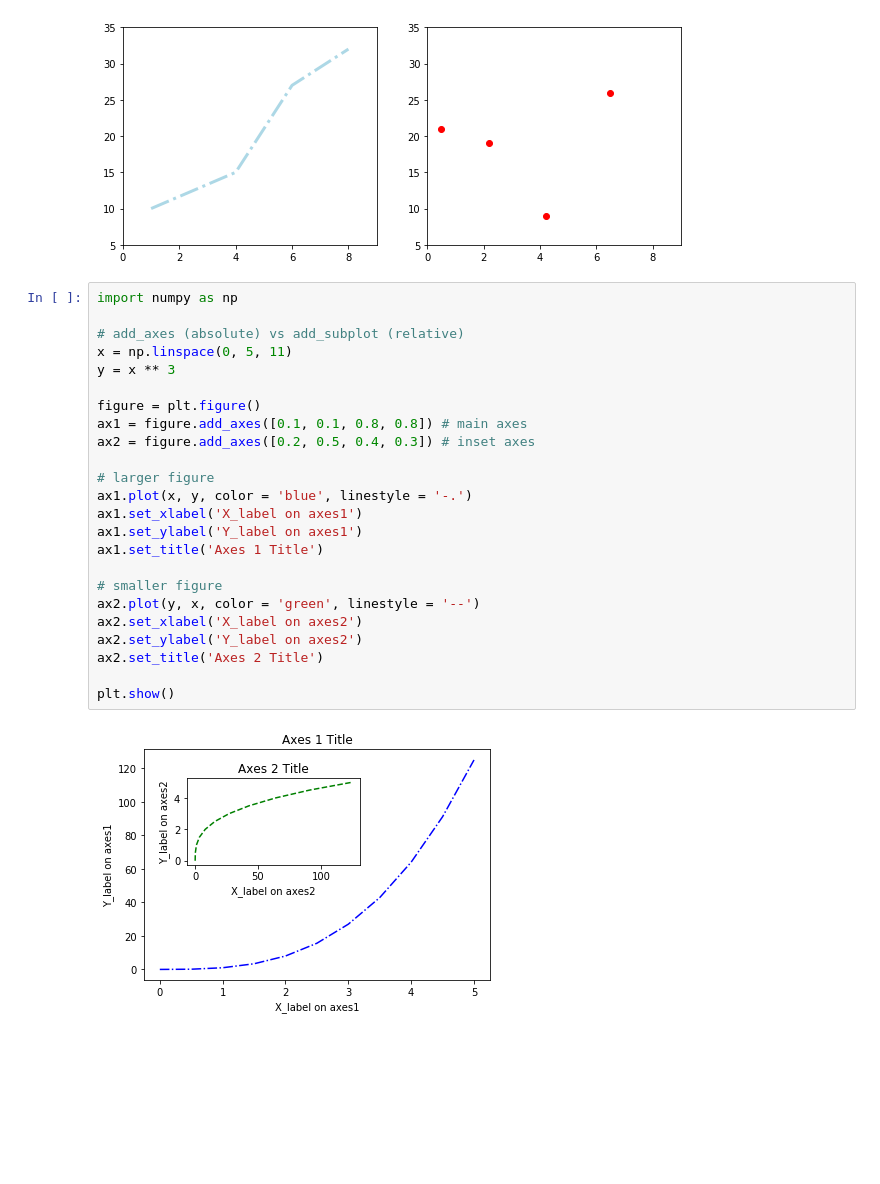
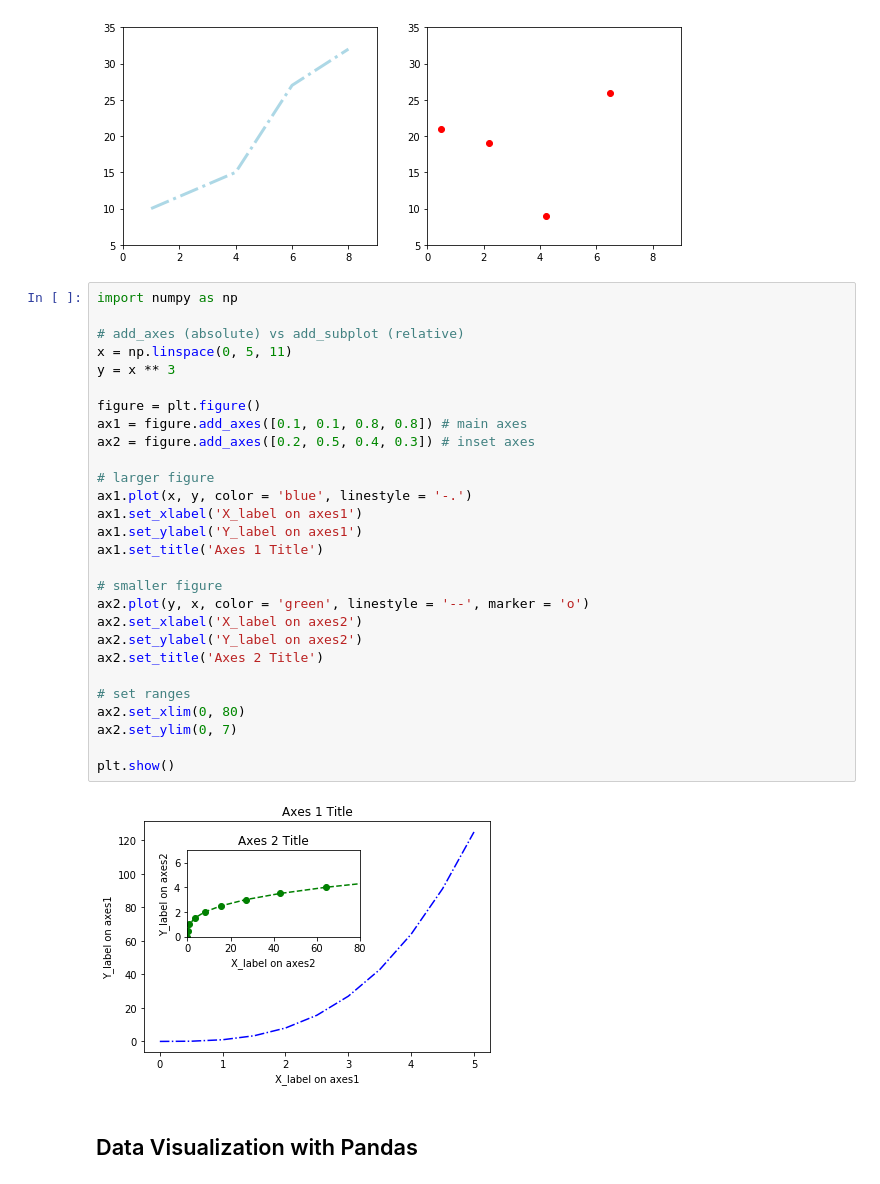
Before and after one commit to bartomolina/dscurriculum, a Jupyter notebook: m1s3/index.ipynb, the cells around one changed output. Drawn from its saved outputs; the diff is of its cells as text; blank space fills up the shorter version.

```diff
--- a/m1s3/index.ipynb
+++ b/m1s3/index.ipynb
@@ -257,26 +257,32 @@ plt.show()
 # %%
 import numpy as np
 
 # add_axes (absolute) vs add_subplot (relative)
 x = np.linspace(0, 5, 11)
 y = x ** 3
 
 figure = plt.figure()
 ax1 = figure.add_axes([0.1, 0.1, 0.8, 0.8]) # main axes
 ax2 = figure.add_axes([0.2, 0.5, 0.4, 0.3]) # inset axes
 
 # larger figure
 ax1.plot(x, y, color = 'blue', linestyle = '-.')
 ax1.set_xlabel('X_label on axes1')
 ax1.set_ylabel('Y_label on axes1')
 ax1.set_title('Axes 1 Title')
 
 # smaller figure
-ax2.plot(y, x, color = 'green', linestyle = '--')
+ax2.plot(y, x, color = 'green', linestyle = '--', marker = 'o')
 ax2.set_xlabel('X_label on axes2')
 ax2.set_ylabel('Y_label on axes2')
 ax2.set_title('Axes 2 Title')
 
+# set ranges
+ax2.set_xlim(0, 80)
+ax2.set_ylim(0, 7)
+
 plt.show()
 # %% [output]
-[figure, old version]
+[figure, new version]
+# %% [markdown]
+## Data Visualization with Pandas
```
Also changed, not shown: parts of 8 cells of this notebook, 5 other files.
